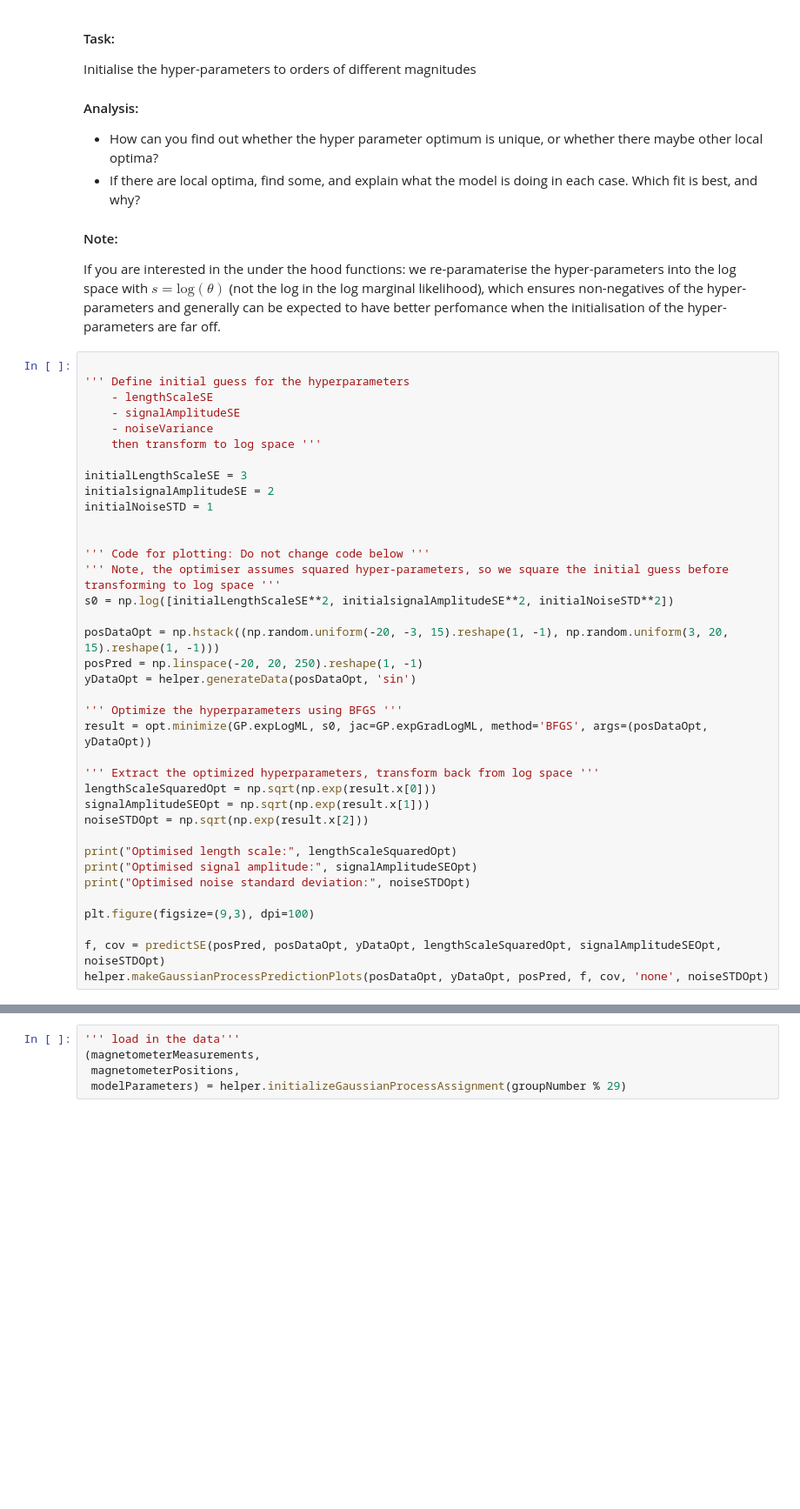
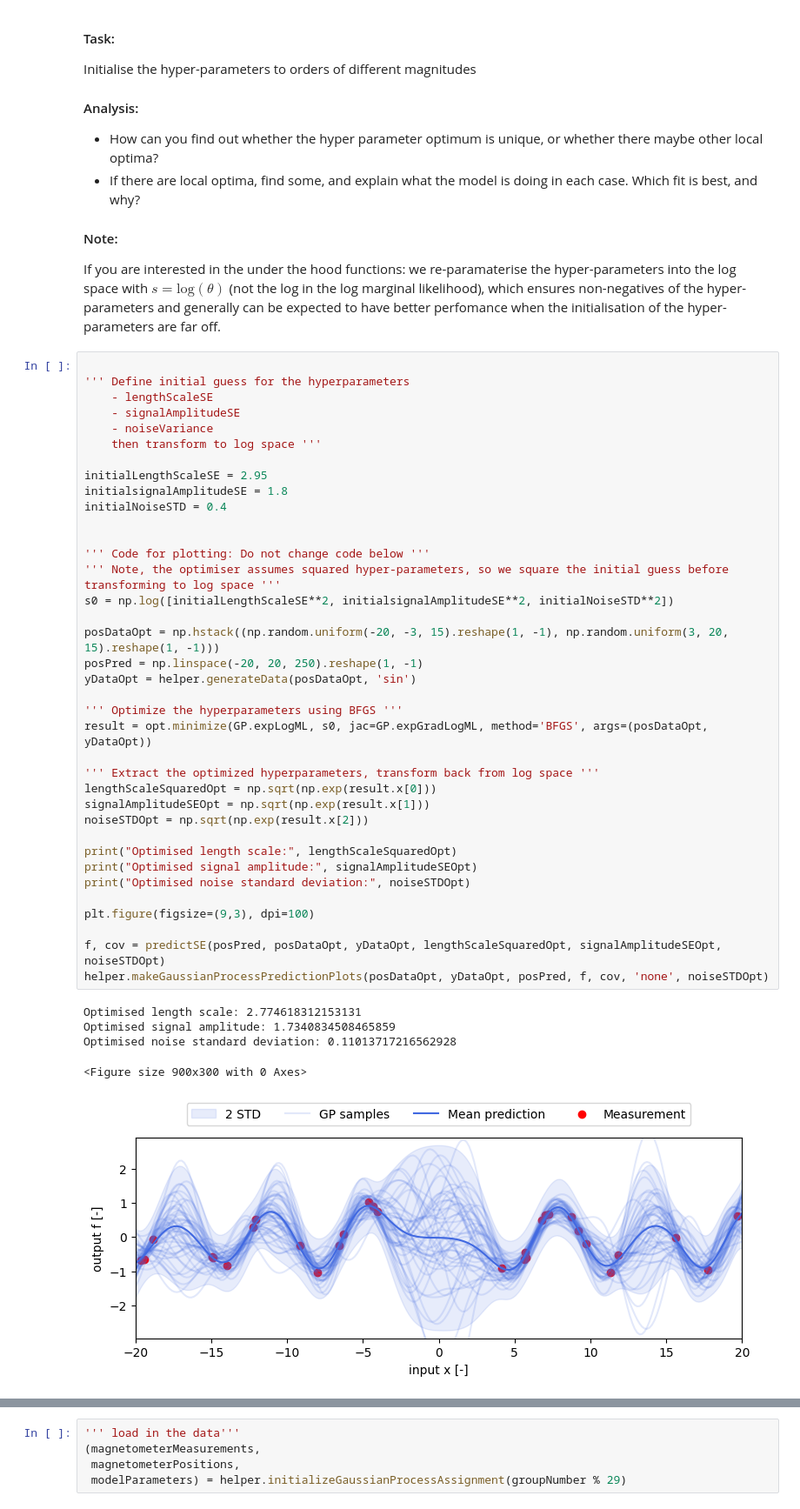
Before and after one commit to jackh1nes/PSF_Assignments, a Jupyter notebook: Assignment 3/assignment3_10.ipynb, the cells around one changed output, grey strips where cells are left out. Shown at 87% size. Drawn from its saved outputs; the diff is of its cells as text; blank space fills up the shorter version.

```diff
--- a/Assignment 3/assignment3_10.ipynb
+++ b/Assignment 3/assignment3_10.ipynb
@@ -728,36 +759,42 @@ If you are interested in the under the hood functions: we re-paramaterise the hy
     - signalAmplitudeSE
     - noiseVariance
     then transform to log space '''
 
-initialLengthScaleSE = 3
-initialsignalAmplitudeSE = 2
-initialNoiseSTD = 1
+initialLengthScaleSE = 2.95
+initialsignalAmplitudeSE = 1.8
+initialNoiseSTD = 0.4
 
 
 ''' Code for plotting: Do not change code below '''
 ''' Note, the optimiser assumes squared hyper-parameters, so we square the initial guess before transforming to log space '''
 s0 = np.log([initialLengthScaleSE**2, initialsignalAmplitudeSE**2, initialNoiseSTD**2])
 
 posDataOpt = np.hstack((np.random.uniform(-20, -3, 15).reshape(1, -1), np.random.uniform(3, 20, 15).reshape(1, -1)))
 posPred = np.linspace(-20, 20, 250).reshape(1, -1)
 yDataOpt = helper.generateData(posDataOpt, 'sin')
 
 ''' Optimize the hyperparameters using BFGS '''
 result = opt.minimize(GP.expLogML, s0, jac=GP.expGradLogML, method='BFGS', args=(posDataOpt, yDataOpt))
 
 ''' Extract the optimized hyperparameters, transform back from log space '''
 lengthScaleSquaredOpt = np.sqrt(np.exp(result.x[0]))
 signalAmplitudeSEOpt = np.sqrt(np.exp(result.x[1]))
 noiseSTDOpt = np.sqrt(np.exp(result.x[2]))
 
 print("Optimised length scale:", lengthScaleSquaredOpt)
 print("Optimised signal amplitude:", signalAmplitudeSEOpt)
 print("Optimised noise standard deviation:", noiseSTDOpt)
 
 plt.figure(figsize=(9,3), dpi=100)
 
 f, cov = predictSE(posPred, posDataOpt, yDataOpt, lengthScaleSquaredOpt, signalAmplitudeSEOpt, noiseSTDOpt)
 helper.makeGaussianProcessPredictionPlots(posDataOpt, yDataOpt, posPred, f, cov, 'none', noiseSTDOpt)
+# %% [output]
+Optimised length scale: 2.774618312153131
+Optimised signal amplitude: 1.7340834508465859
+Optimised noise standard deviation: 0.11013717216562928
+<Figure size 900x300 with 0 Axes>
+[figure, added]
 # %% [markdown]
 #### Making a magnetic field plot
 
```
Also changed, not shown: parts of 6 cells of this notebook.
